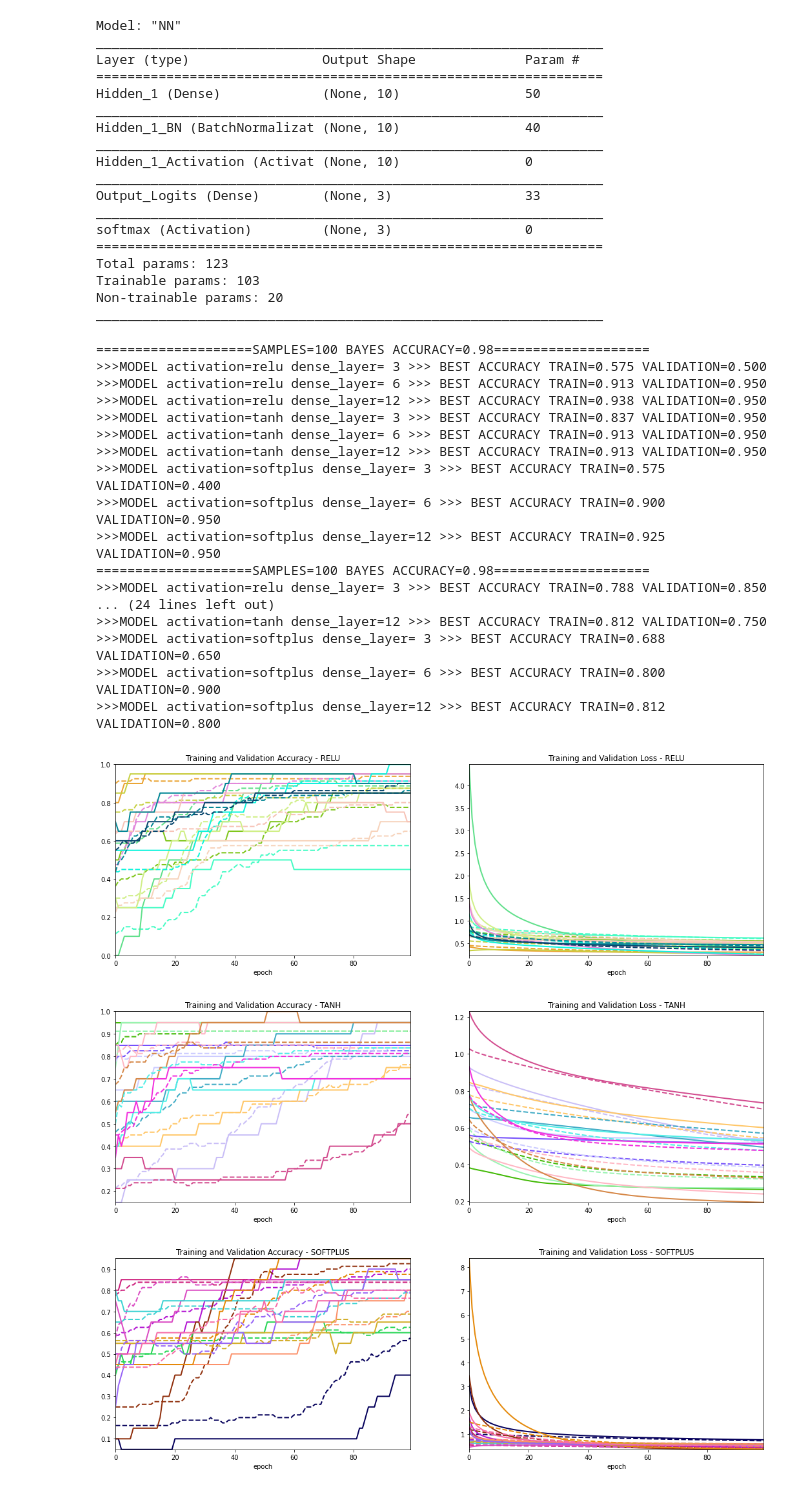
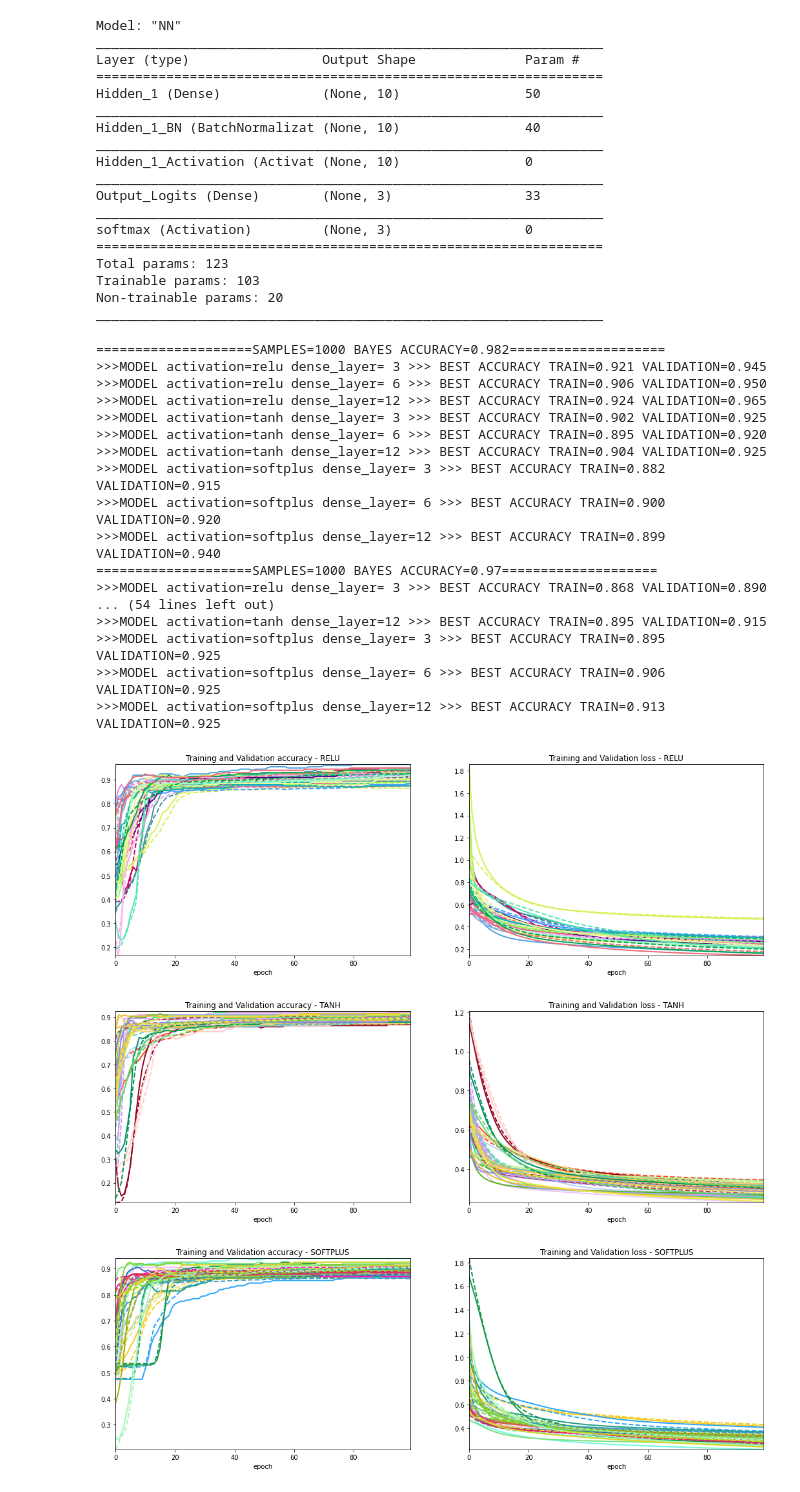
Before and after one commit to glypher/NN_research, a Jupyter notebook: nn_binary_gaussian.ipynb, the cells around one changed output. Cells and saved outputs as stored; diff of their text form; code cells hidden in the pictures.

```diff
--- a/nn_binary_gaussian.ipynb
+++ b/nn_binary_gaussian.ipynb
@@ -201,7 +202,7 @@ _________________________________________________________________
 HISTORY = mm.ModelHistorySet()
 PARAMS = {'noFeatures' : features.shape[1], 'noClasses' : 2, 'trainEpochs' : 100, 'verbose' : 0}
 DISTRIBUTION = BinaryMVNormal_Data(0.5, 3)
-NMV_SAMPLES = [100, 100, 100, 100]
+NMV_SAMPLES = [1000, 1000, 1000, 1000, 1000, 1000, 1000]
 
 for i, no_samples in enumerate(NMV_SAMPLES):
     features, classes = DISTRIBUTION.sample(no_samples)
@@ -223,52 +224,32 @@ for i, no_samples in enumerate(NMV_SAMPLES):
             model.destroy()
             del model
 # %% [output]
-====================SAMPLES=100 BAYES ACCURACY=0.98====================
->>>MODEL activation=relu dense_layer= 3 >>> BEST ACCURACY TRAIN=0.575 VALIDATION=0.500
->>>MODEL activation=relu dense_layer= 6 >>> BEST ACCURACY TRAIN=0.913 VALIDATION=0.950
->>>MODEL activation=relu dense_layer=12 >>> BEST ACCURACY TRAIN=0.938 VALIDATION=0.950
->>>MODEL activation=tanh dense_layer= 3 >>> BEST ACCURACY TRAIN=0.837 VALIDATION=0.950
->>>MODEL activation=tanh dense_layer= 6 >>> BEST ACCURACY TRAIN=0.913 VALIDATION=0.950
->>>MODEL activation=tanh dense_layer=12 >>> BEST ACCURACY TRAIN=0.913 VALIDATION=0.950
->>>MODEL activation=softplus dense_layer= 3 >>> BEST ACCURACY TRAIN=0.575 VALIDATION=0.400
->>>MODEL activation=softplus dense_layer= 6 >>> BEST ACCURACY TRAIN=0.900 VALIDATION=0.950
->>>MODEL activation=softplus dense_layer=12 >>> BEST ACCURACY TRAIN=0.925 VALIDATION=0.950
-====================SAMPLES=100 BAYES ACCURACY=0.98====================
->>>MODEL activation=relu dense_layer= 3 >>> BEST ACCURACY TRAIN=0.788 VALIDATION=0.850
-... (24 lines left out)
->>>MODEL activation=tanh dense_layer=12 >>> BEST ACCURACY TRAIN=0.812 VALIDATION=0.750
->>>MODEL activation=softplus dense_layer= 3 >>> BEST ACCURACY TRAIN=0.688 VALIDATION=0.650
->>>MODEL activation=softplus dense_layer= 6 >>> BEST ACCURACY TRAIN=0.800 VALIDATION=0.900
->>>MODEL activation=softplus dense_layer=12 >>> BEST ACCURACY TRAIN=0.812 VALIDATION=0.800
+====================SAMPLES=1000 BAYES ACCURACY=0.982====================
+>>>MODEL activation=relu dense_layer= 3 >>> BEST ACCURACY TRAIN=0.921 VALIDATION=0.945
+>>>MODEL activation=relu dense_layer= 6 >>> BEST ACCURACY TRAIN=0.906 VALIDATION=0.950
+>>>MODEL activation=relu dense_layer=12 >>> BEST ACCURACY TRAIN=0.924 VALIDATION=0.965
+>>>MODEL activation=tanh dense_layer= 3 >>> BEST ACCURACY TRAIN=0.902 VALIDATION=0.925
+>>>MODEL activation=tanh dense_layer= 6 >>> BEST ACCURACY TRAIN=0.895 VALIDATION=0.920
+>>>MODEL activation=tanh dense_layer=12 >>> BEST ACCURACY TRAIN=0.904 VALIDATION=0.925
+>>>MODEL activation=softplus dense_layer= 3 >>> BEST ACCURACY TRAIN=0.882 VALIDATION=0.915
+>>>MODEL activation=softplus dense_layer= 6 >>> BEST ACCURACY TRAIN=0.900 VALIDATION=0.920
+>>>MODEL activation=softplus dense_layer=12 >>> BEST ACCURACY TRAIN=0.899 VALIDATION=0.940
+====================SAMPLES=1000 BAYES ACCURACY=0.97====================
+>>>MODEL activation=relu dense_layer= 3 >>> BEST ACCURACY TRAIN=0.868 VALIDATION=0.890
+... (54 lines left out)
+>>>MODEL activation=tanh dense_layer=12 >>> BEST ACCURACY TRAIN=0.895 VALIDATION=0.915
+>>>MODEL activation=softplus dense_layer= 3 >>> BEST ACCURACY TRAIN=0.895 VALIDATION=0.925
+>>>MODEL activation=softplus dense_layer= 6 >>> BEST ACCURACY TRAIN=0.906 VALIDATION=0.925
+>>>MODEL activation=softplus dense_layer=12 >>> BEST ACCURACY TRAIN=0.913 VALIDATION=0.925
-# %%
-# Show a per epoch training history
-def showTrainingHistory(title, histories):
-    import randomcolor
-    train_acc = [h.history('accuracy', mm.DataType.TRAIN) for h in histories]
-    train_loss = [h.history('loss', mm.DataType.TRAIN) for h in histories]
-    val_acc = [h.history('accuracy', mm.DataType.VALIDATION) for h in histories]
-    val_loss = [h.history('loss', mm.DataType.VALIDATION) for h in histories]
-
-    PB = mm.PlotBuilder().create_subplots(2, 2, fig_size=(18, 12))
-    PB.set_options(color=randomcolor.RandomColor().generate(count=len(train_acc)) * 2)
-    #PB.set_options(color=['b', 'g', 'y', 'r', 'b', 'g', 'y', 'r', 'b', 'y', 'r', 'b', 'y', 'r', 'b', 'y'])
-    epoch = range(len(train_acc[0]))
-    pb = mm.PlotBuilder()
-    if len(train_acc) == 1:
-        y_vals = [(train_acc[0], 'Training Accuracy'), (val_acc[0], 'Validation Accuracy')]
-        PB.create_plot(title, (epoch, 'epoch'), *y_vals)
-    else:
-        PB.create_plot('Training and Validation Accuracy - ' + title, (epoch, 'epoch'),
-                       *[[u, v] for u,v in zip(train_acc, val_acc)])
-        PB.create_plot('Training and Validation Loss - ' + title, (epoch, 'epoch'),
-                       *[[u, v] for u,v in zip(train_loss, val_loss)])
-    PB.show()
-
-showTrainingHistory('RELU', HISTORY.filter_histories(actL1='relu'))
-showTrainingHistory('TANH', HISTORY.filter_histories(actL1='tanh'))
-showTrainingHistory('SOFTPLUS', HISTORY.filter_histories(actL1='softplus'))
-# %% [output]
-[figure, removed]
-[figure, removed]
-[figure, removed]
+# %%
+%autoreload
+EVALUATION = mm.ModelEvaluation(HISTORY).set_filter_params(['actL1', 'sizeL1'])
+
+EVALUATION.plot_history('RELU', ['accuracy', 'loss'], actL1='relu')
+EVALUATION.plot_history('TANH', ['accuracy', 'loss'], actL1='tanh')
+EVALUATION.plot_history('SOFTPLUS', ['accuracy', 'loss'], actL1='softplus')
+# %% [output]
+[figure, added]
+[figure, added]
+[figure, added]
 # %%
```
Also changed, not shown: parts of 8 cells of this notebook, 1 other file.
